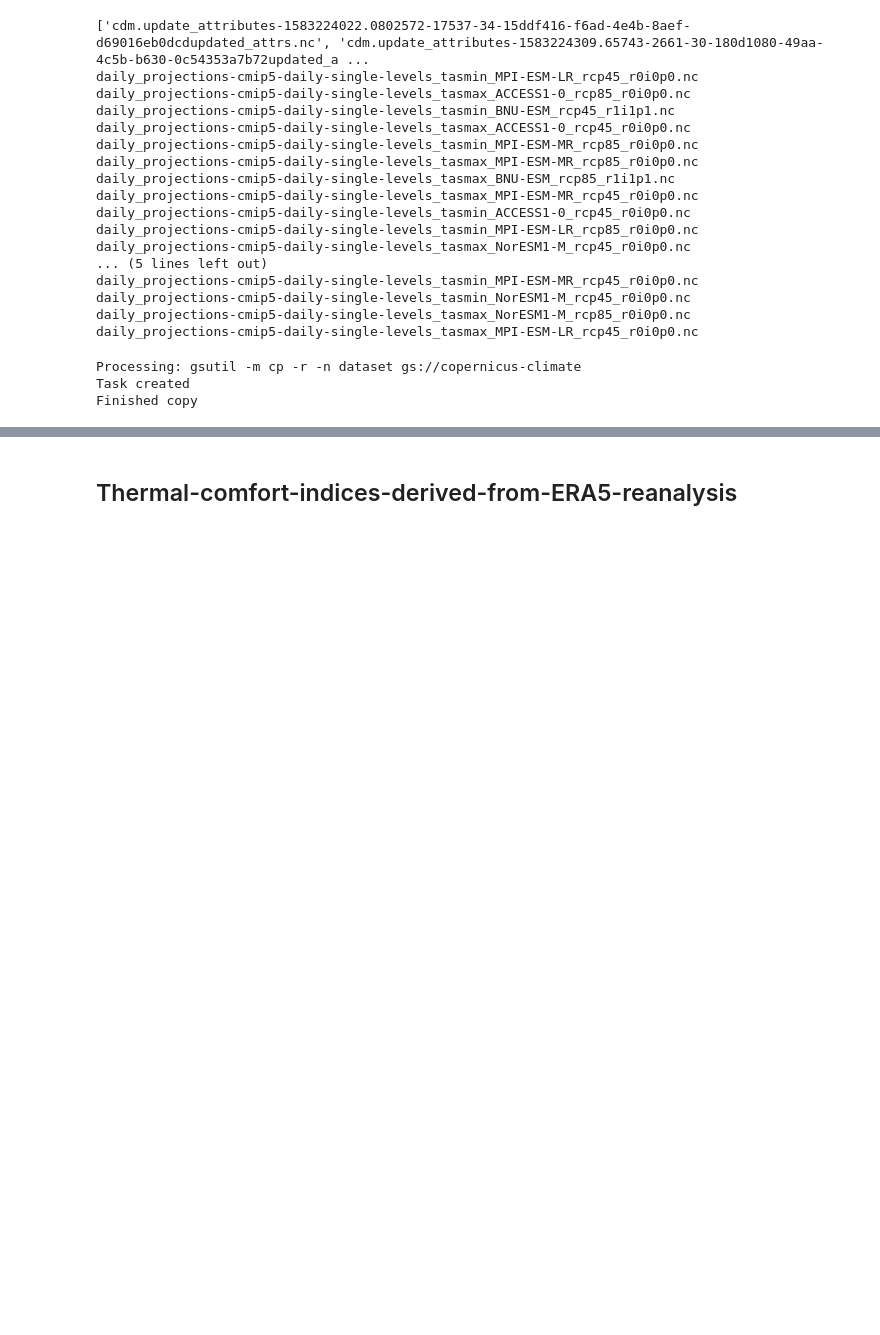
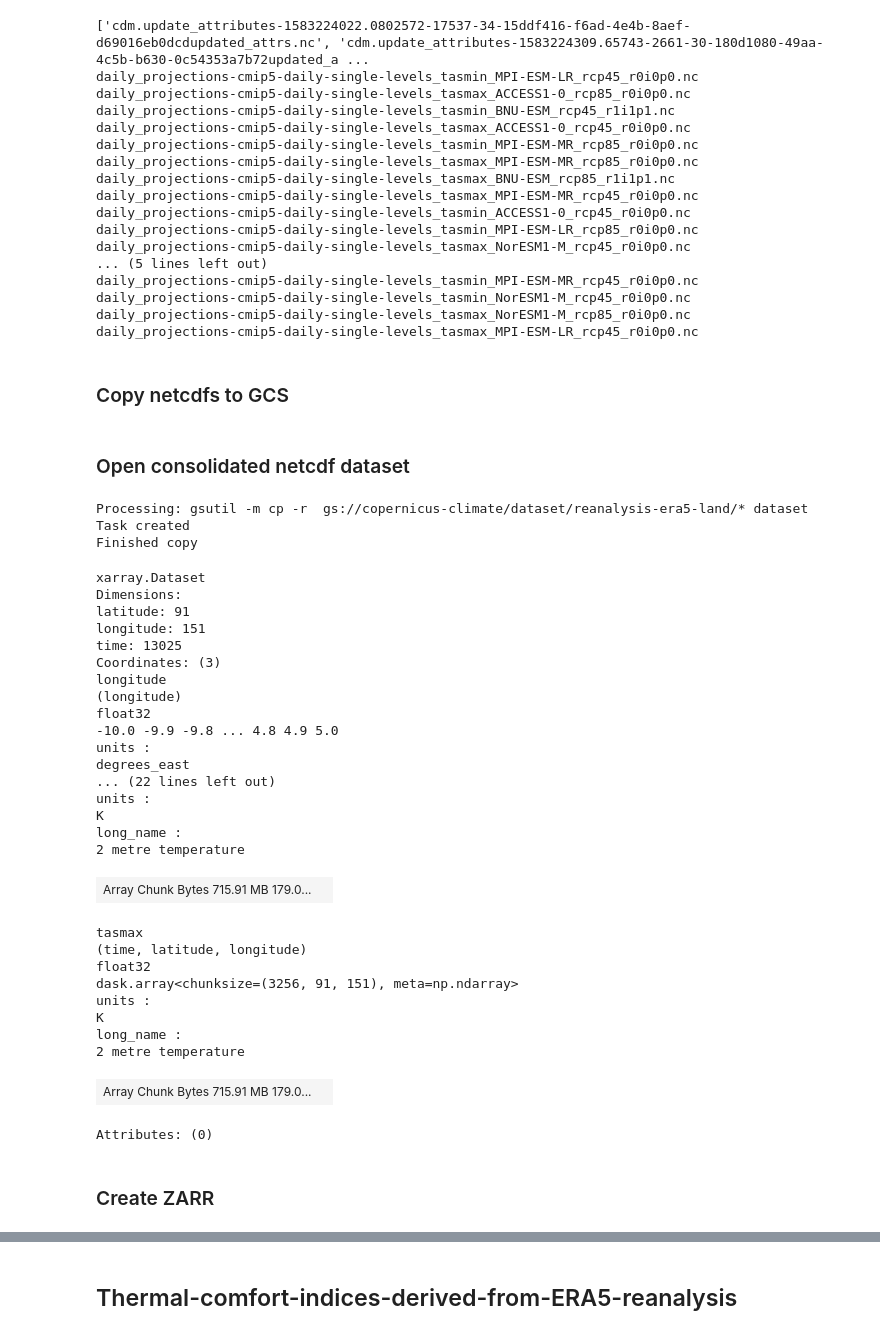
Before and after one commit to Vizzuality/copernicus-climate-data, a Jupyter notebook: cds_api.ipynb, the cells around one changed output, grey strips where cells are left out. Cells and saved outputs as stored; diff of their text form; code cells hidden in the pictures; blank space fills up the shorter version.

```diff
--- a/cds_api.ipynb
+++ b/cds_api.ipynb
@@ -399,7 +669,7 @@ grid = [0.1, 0.1]
 exp_list = ['rcp_4_5', 'rcp_8_5']
 var_list = ['minimum_2m_temperature_in_the_last_24_hours', 'maximum_2m_temperature_in_the_last_24_hours']
 model_list = ['bnu_esm', 'access1_0', 'mpi_esm_lr', 'mpi_esm_mr', 'noresm1_m']
-ensemble_list = ['r1i1p1']
+ensemble_list = ['r1i1p1', 'r2i1p1', 'r3i1p1']
 period_list = [
                ['20060101-21001231'],
                ['20060101-20301231', '20310101-20551231', '20560101-20801231','20810101-21001231'],
@@ -982,10 +1254,5 @@ daily_projections-cmip5-daily-single-levels_tasmin_MPI-ESM-MR_rcp45_r0i0p0.nc
 daily_projections-cmip5-daily-single-levels_tasmin_NorESM1-M_rcp45_r0i0p0.nc
 daily_projections-cmip5-daily-single-levels_tasmax_NorESM1-M_rcp85_r0i0p0.nc
 daily_projections-cmip5-daily-single-levels_tasmax_MPI-ESM-LR_rcp45_r0i0p0.nc
-# %%
-# Copy new files to GS
-copy_gcs([ds_dir], [gs_prefix], "-n")
-# %% [output]
-Processing: gsutil -m cp -r -n dataset gs://copernicus-climate
-Task created
-Finished copy
+# %% [markdown]
+### Copy netcdfs to GCS
@@ -991,0 +1262,46 @@ Finished copy
+# %% [markdown]
+### Open consolidated netcdf dataset
+# %%
+import os
+copy_gcs([f"{gs_prefix}/{ds_dir}/reanalysis-era5-land/*"], [ds_dir])
+#!gsutil -m cp -r gs://copernicus-climate/dataset/reanalysis-era5-land/* dataset
+# %% [output]
+Processing: gsutil -m cp -r  gs://copernicus-climate/dataset/reanalysis-era5-land/* dataset
+Task created
+Finished copy
+# %%
+import os
+import glob
+ds = xr.open_mfdataset(f"{ds_dir}/*.nc", combine='by_coords')
+ds
+# %% [output]
+xarray.Dataset
+Dimensions:
+latitude: 91
+longitude: 151
+time: 13025
+Coordinates: (3)
+longitude
+(longitude)
+float32
+-10.0 -9.9 -9.8 ... 4.8 4.9 5.0
+units :
+degrees_east
+... (22 lines left out)
+units :
+K
+long_name :
+2 metre temperature
+| Array Chunk Bytes 715.91 MB 179.0... |  |
+tasmax
+(time, latitude, longitude)
+float32
+dask.array<chunksize=(3256, 91, 151), meta=np.ndarray>
+units :
+K
+long_name :
+2 metre temperature
+| Array Chunk Bytes 715.91 MB 179.0... |  |
+Attributes: (0)
+# %% [markdown]
+### Create ZARR
```
Also changed, not shown: parts of 47 cells of this notebook.
